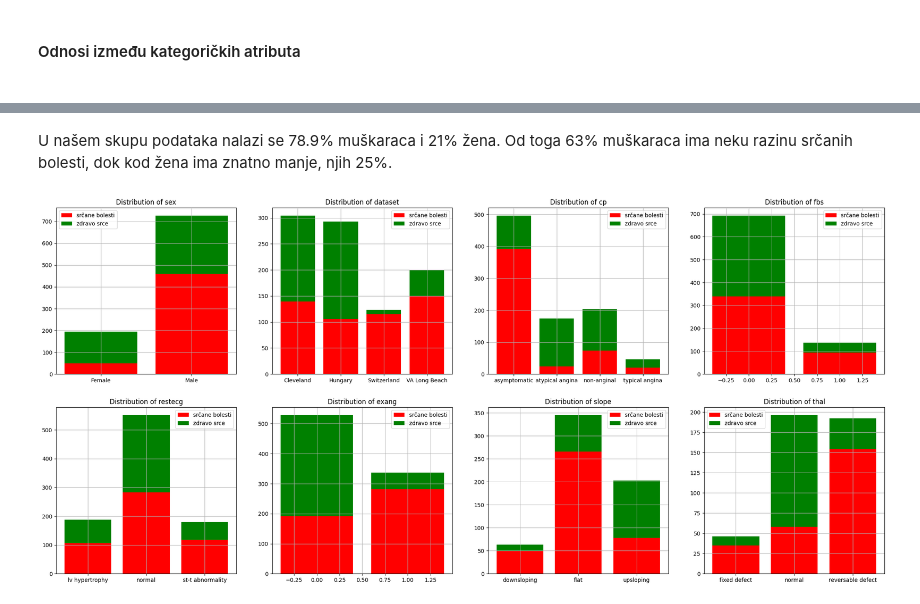
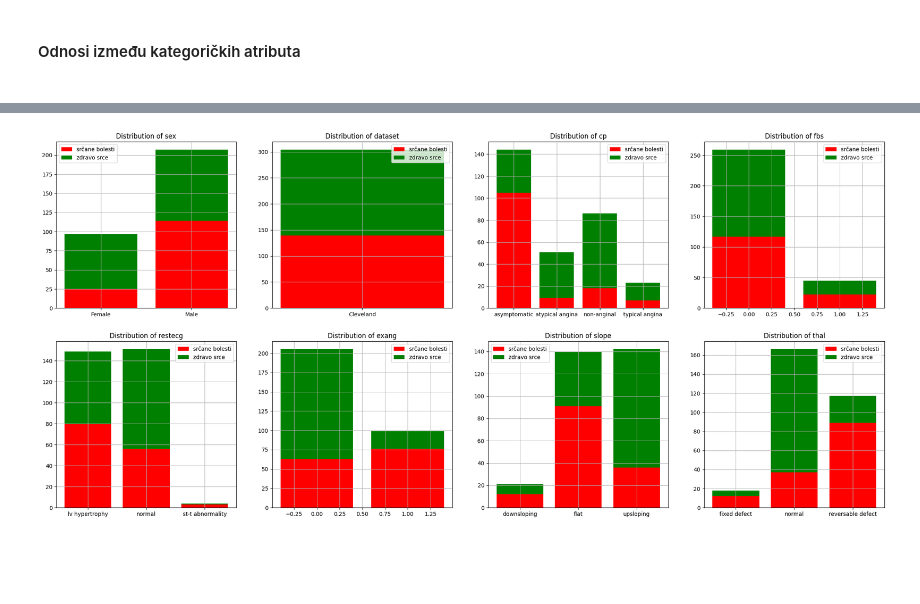
Before and after one commit to boltzman123/Heart-Failure-Disease-Prediction, a Jupyter notebook: Heart_Diesease_Detection.ipynb, the cells around one changed output, grey strips where cells are left out. Saved outputs shown, nothing was run; the diff lists cells and outputs as text; code cells hidden in the pictures; blank space fills up the shorter version.

Commit message:
došao do kraja čišćenja podataka

```diff
--- a/Heart_Diesease_Detection.ipynb
+++ b/Heart_Diesease_Detection.ipynb
@@ -25,5 +27,6 @@ import warnings
 # %%
 X = pd.read_csv("heart_disease_uci.csv", index_col = 0)
+X = X[X.dataset == "Cleveland"]
 X
 # %% [output]
 |  | age | sex | dataset | cp | trestbps | chol | fbs | restecg | thalch | exang | oldpeak | ... |
@@ -110,9 +111,14 @@ num           int64
 dtype: object
 # %%
 object_columns = X.select_dtypes("object").columns
+
 X_numeric = X.loc[:, ~X.columns.isin(object_columns)]
-correlation_matrix = X_numeric.corr()
-sns.heatmap(X_numeric.corr(), annot=False)
+X_tmp_numeric = X_numeric.copy()
+
+X_tmp_numeric.loc[X_tmp_numeric["num"] > 0, "num"] = 1
+
+correlation_matrix = X_tmp_numeric.corr()
+sns.heatmap(X_tmp_numeric.corr(), annot=False)
 
 def get_text_color(value, threshold=0.5):
     if abs(value) > threshold:
@@ -140,4 +143,0 @@ Obzirom da postoji slaba pozitivna korelacija između srčanih bolesti te godina
-# %%
-X_tmp_good = X.loc[X.num == 0].groupby("sex").count().loc[:, "age"].values
-X_tmp_bad = X.loc[X.num > 0].groupby("sex").count().loc[:, "age"].values
-spol = X.groupby("sex").count().index.values
@@ -152,32 +144,25 @@ plt.show()
-# %% [markdown]
-U našem skupu podataka nalazi se 78.9% muškaraca i 21% žena. Od toga 63% muškaraca ima neku razinu srčanih bolesti, dok kod žena ima znatno manje, njih 25%.
 # %%
 X_categoric = X.loc[:, X.columns.isin(object_columns)]
 fig, ax = plt.subplots(2, 4, figsize=(27, 12))
 k = 0
 for i in range(2):
     for j in range(4):
         column_name = X_categoric.columns[k]
 
         X_tmp_good = X.loc[X.num == 0].groupby(column_name).count().loc[:, "age"].values
         X_tmp_bad = X.loc[X.num > 0].groupby(column_name).count().loc[:, "age"].values
         spol = X.groupby(column_name).count().index.values
 
-        category_values = X_categoric[column_name].value_counts()
-        if column_name == "fbs" or column_name == "exang":
-            category_values = X_categoric[column_name].value_counts()
-            category_values.index = category_values.index.map({True: 'True', False: 'False'})
-
 
         ax[i, j].bar(spol, X_tmp_bad, color="red", label="srčane bolesti")
         ax[i, j].bar(spol, X_tmp_good, color="green", label="zdravo srce", bottom=X_tmp_bad)
 
         ax[i, j].set_title(f"Distribution of {column_name}")
         ax[i, j].grid(True)
         ax[i, j].legend(loc='best')
 
         k += 1
 
 plt.show()
 # %% [output]
-[figure, old version]
+[figure, new version]
```
Also changed, not shown: parts of 32 cells of this notebook.
